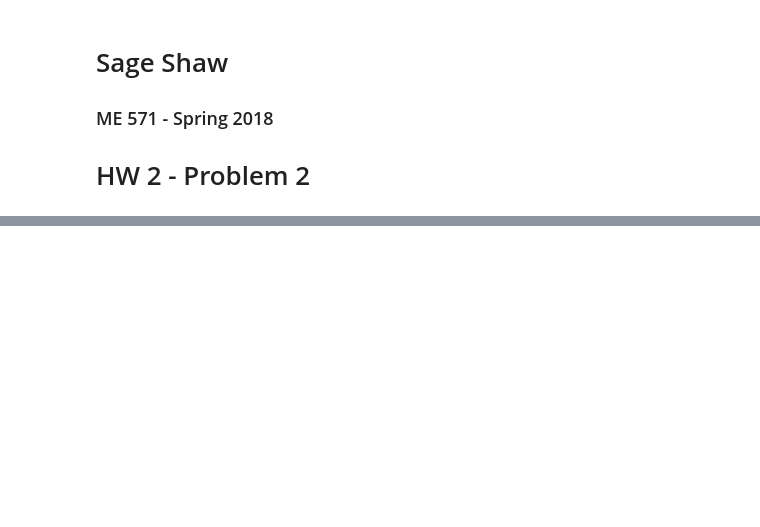
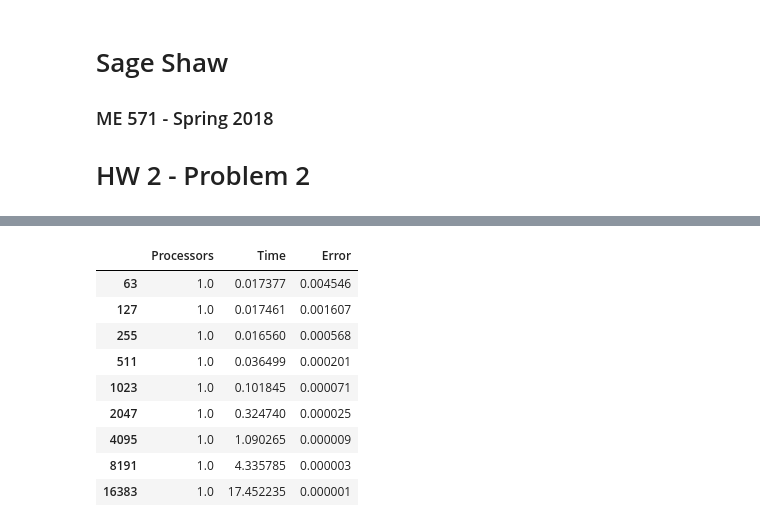
Before and after one commit to shawsa/me571, a Jupyter notebook: hw2/hw2p2.ipynb, the cells around one changed output, grey strips where cells are left out. Drawn from its saved outputs; the diff is of its cells as text; code cells hidden in the pictures; blank space fills up the shorter version.

```diff
--- a/hw2/hw2p2.ipynb
+++ b/hw2/hw2p2.ipynb
@@ -31,0 +93,13 @@ plt.plot(x,r,'r-')
+# %%
+panel['p01']
+# %% [output]
+|  | Processors | Time | Error |
+| 63 | 1.0 | 0.017377 | 0.004546 |
+| 127 | 1.0 | 0.017461 | 0.001607 |
+| 255 | 1.0 | 0.016560 | 0.000568 |
+| 511 | 1.0 | 0.036499 | 0.000201 |
+| 1023 | 1.0 | 0.101845 | 0.000071 |
+| 2047 | 1.0 | 0.324740 | 0.000025 |
+| 4095 | 1.0 | 1.090265 | 0.000009 |
+| 8191 | 1.0 | 4.335785 | 0.000003 |
+| 16383 | 1.0 | 17.452235 | 0.000001 |
```
Also changed, not shown: parts of 10 cells of this notebook, 2 other files.
